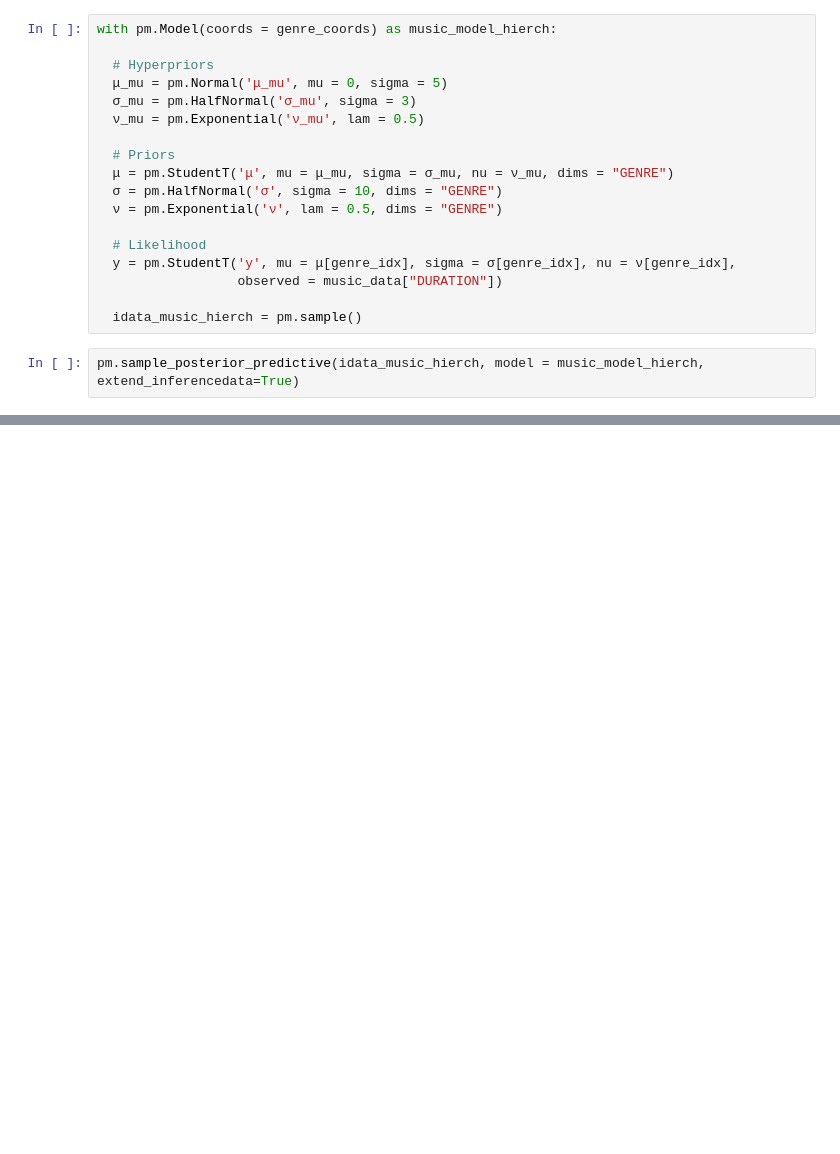
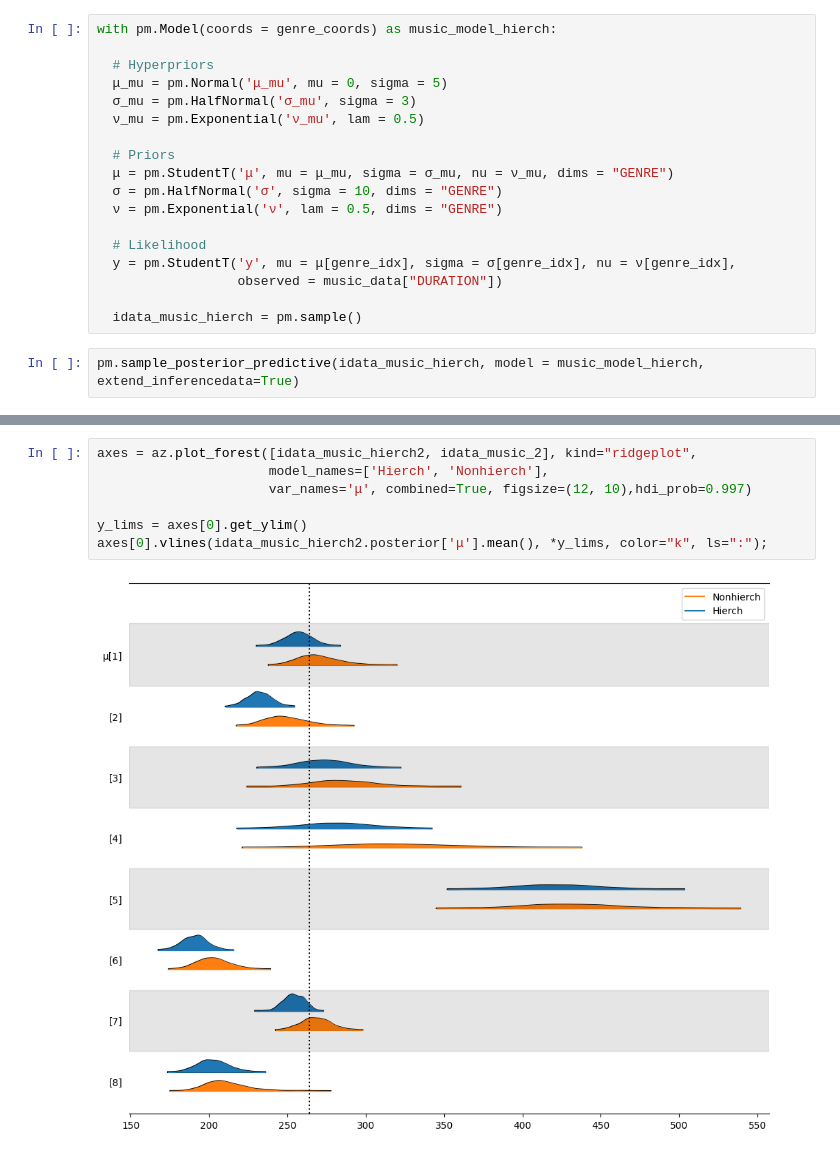
Before and after one commit to Tookss55/DS, a Jupyter notebook: Unit4/Amir_RegaU4proj.ipynb, the cells around one changed output, grey strips where cells are left out. Saved outputs shown, nothing was run; the diff lists cells and outputs as text; blank space fills up the shorter version.

```diff
--- a/Unit4/Amir_RegaU4proj.ipynb
+++ b/Unit4/Amir_RegaU4proj.ipynb
@@ -224,0 +280,9 @@ Data variables:
+# %%
+axes = az.plot_forest([idata_music_hierch2, idata_music_2], kind="ridgeplot",
+                      model_names=['Hierch', 'Nonhierch'],
+                      var_names='μ', combined=True, figsize=(12, 10),hdi_prob=0.997)
+
+y_lims = axes[0].get_ylim()
+axes[0].vlines(idata_music_hierch2.posterior['μ'].mean(), *y_lims, color="k", ls=":");
+# %% [output]
+[figure, added]
```
Also changed, not shown: parts of 12 cells of this notebook.
